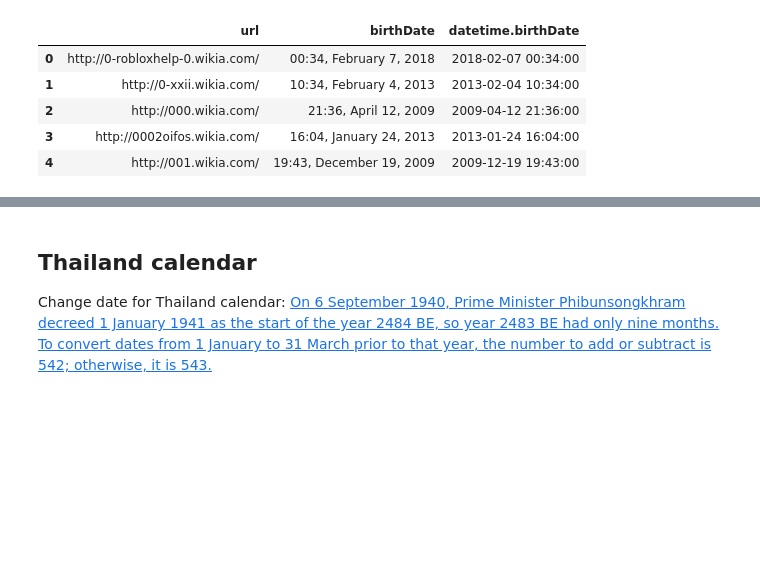
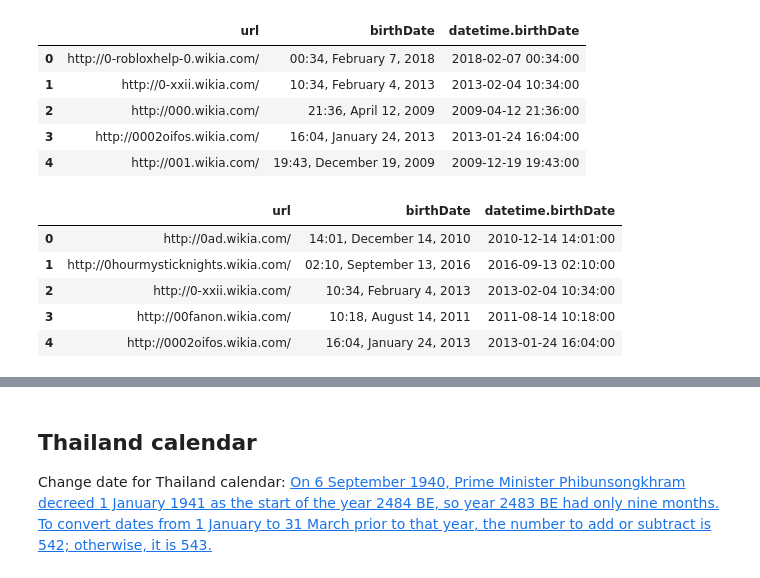
Before and after one commit to Grasia/wiki-scripts, a Jupyter notebook: wikia_index/data_aggregation.ipynb, the cells around one changed output, grey strips where cells are left out. Cells and saved outputs as stored; diff of their text form; code cells hidden in the pictures; blank space fills up the shorter version.

```diff
--- a/wikia_index/data_aggregation.ipynb
+++ b/wikia_index/data_aggregation.ipynb
@@ -99,6 +102,16 @@ dfBirthDate.head()
 | 2 | http://000.wikia.com/ | 21:36, April 12, 2009 | 2009-04-12 21:36:00 |
 | 3 | http://0002oifos.wikia.com/ | 16:04, January 24, 2013 | 2013-01-24 16:04:00 |
 | 4 | http://001.wikia.com/ | 19:43, December 19, 2009 | 2009-12-19 19:43:00 |
+# %%
+mergedBirthData = pd.merge(dfIndex, dfBirthDate, how='left', on=['url'])
+mergedBirthData.head()
+# %% [output]
+|  | url | birthDate | datetime.birthDate |
+| 0 | http://0ad.wikia.com/ | 14:01, December 14, 2010 | 2010-12-14 14:01:00 |
+| 1 | http://0hourmysticknights.wikia.com/ | 02:10, September 13, 2016 | 2016-09-13 02:10:00 |
+| 2 | http://0-xxii.wikia.com/ | 10:34, February 4, 2013 | 2013-02-04 10:34:00 |
+| 3 | http://00fanon.wikia.com/ | 10:18, August 14, 2011 | 2011-08-14 10:18:00 |
+| 4 | http://0002oifos.wikia.com/ | 16:04, January 24, 2013 | 2013-01-24 16:04:00 |
 # %%
 # Merge index, stats, users and birthdate in order to identify the wikis that lack from any kind of information
 mergedStatUserBirthData = pd.merge(dfStatsUsers, dfBirthDate, how='left', on=['url'])
```
Also changed, not shown: parts of 9 cells of this notebook, 2 other files.
